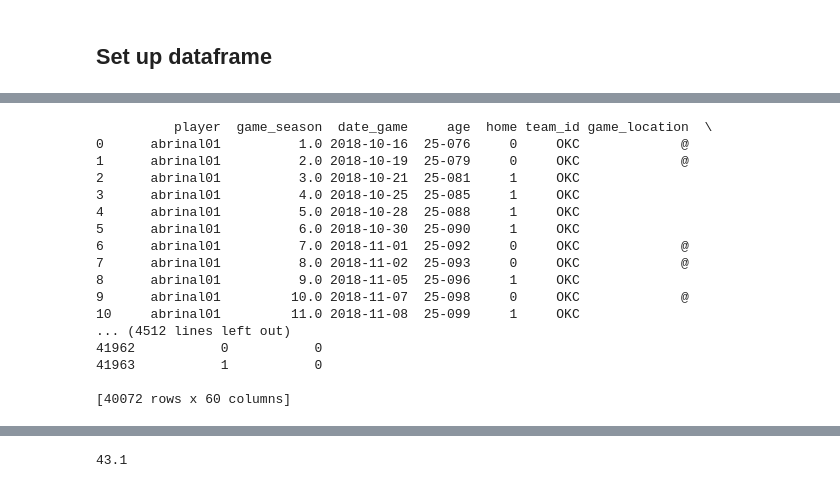
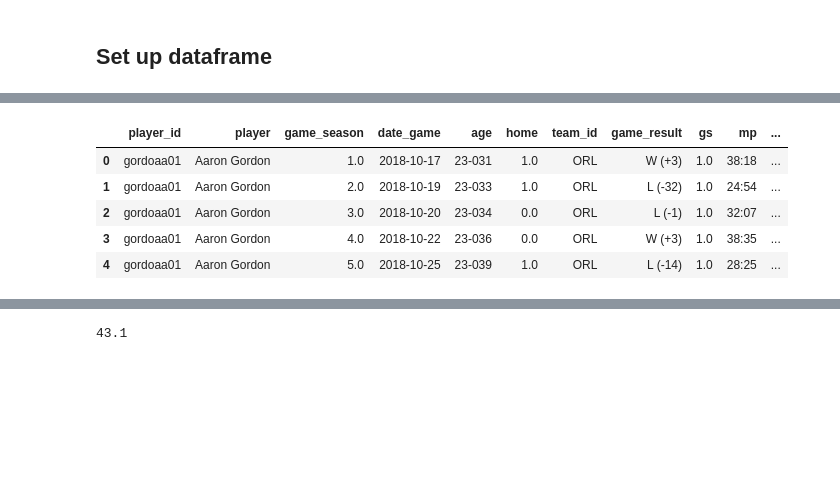
Before and after one commit to pauly51994/Ball_is_lyfe, a Jupyter notebook: Dataframe_setup.ipynb, the cells around one changed output, grey strips where cells are left out. Cells and saved outputs as stored; diff of their text form; code cells hidden in the pictures; blank space fills up the shorter version.

```diff
--- a/Dataframe_setup.ipynb
+++ b/Dataframe_setup.ipynb
@@ -44,21 +54,12 @@ df = df.sort_values(by=['player', 'date_game'])
 # %%
-pd.get_dummies(df,columns=['opp_id'])
+df = pd.get_dummies(df,columns=['opp_id'])
-# %% [output]
-          player  game_season  date_game     age  home team_id game_location  \
-0      abrinal01          1.0 2018-10-16  25-076     0     OKC             @
-1      abrinal01          2.0 2018-10-19  25-079     0     OKC             @
-2      abrinal01          3.0 2018-10-21  25-081     1     OKC
-3      abrinal01          4.0 2018-10-25  25-085     1     OKC
-4      abrinal01          5.0 2018-10-28  25-088     1     OKC
-5      abrinal01          6.0 2018-10-30  25-090     1     OKC
-6      abrinal01          7.0 2018-11-01  25-092     0     OKC             @
-7      abrinal01          8.0 2018-11-02  25-093     0     OKC             @
-8      abrinal01          9.0 2018-11-05  25-096     1     OKC
-9      abrinal01         10.0 2018-11-07  25-098     0     OKC             @
-10     abrinal01         11.0 2018-11-08  25-099     1     OKC
-... (4512 lines left out)
-41962           0           0
-41963           1           0
-
-[40072 rows x 60 columns]
+# %%
+df.head()
+# %% [output]
+|  | player_id | player | game_season | date_game | age | home | team_id | game_result | gs | mp | ... |
+| 0 | gordoaa01 | Aaron Gordon | 1.0 | 2018-10-17 | 23-031 | 1.0 | ORL | W (+3) | 1.0 | 38:18 | ... |
+| 1 | gordoaa01 | Aaron Gordon | 2.0 | 2018-10-19 | 23-033 | 1.0 | ORL | L (-32) | 1.0 | 24:54 | ... |
+| 2 | gordoaa01 | Aaron Gordon | 3.0 | 2018-10-20 | 23-034 | 0.0 | ORL | L (-1) | 1.0 | 32:07 | ... |
+| 3 | gordoaa01 | Aaron Gordon | 4.0 | 2018-10-22 | 23-036 | 0.0 | ORL | W (+3) | 1.0 | 38:35 | ... |
+| 4 | gordoaa01 | Aaron Gordon | 5.0 | 2018-10-25 | 23-039 | 1.0 | ORL | L (-14) | 1.0 | 28:25 | ... |
 # %%
```
Also changed, not shown: parts of 13 cells of this notebook, 7 other files.
